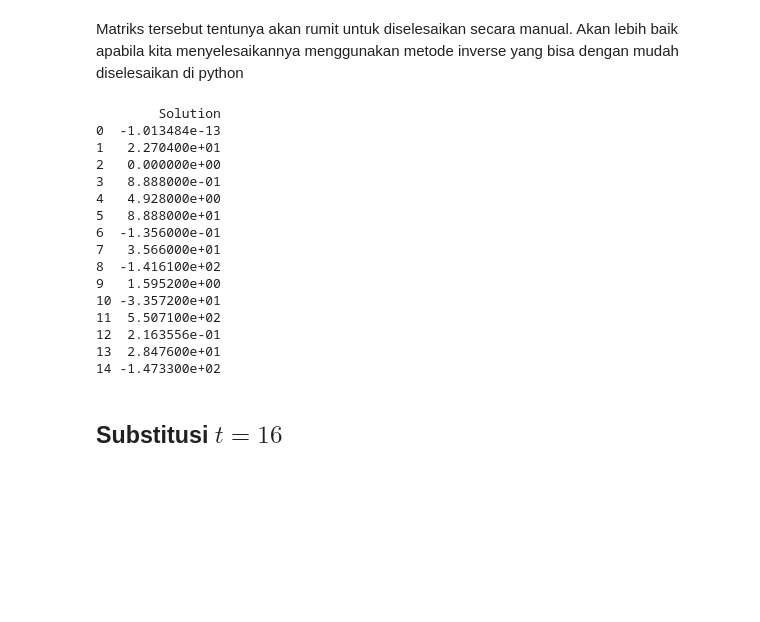
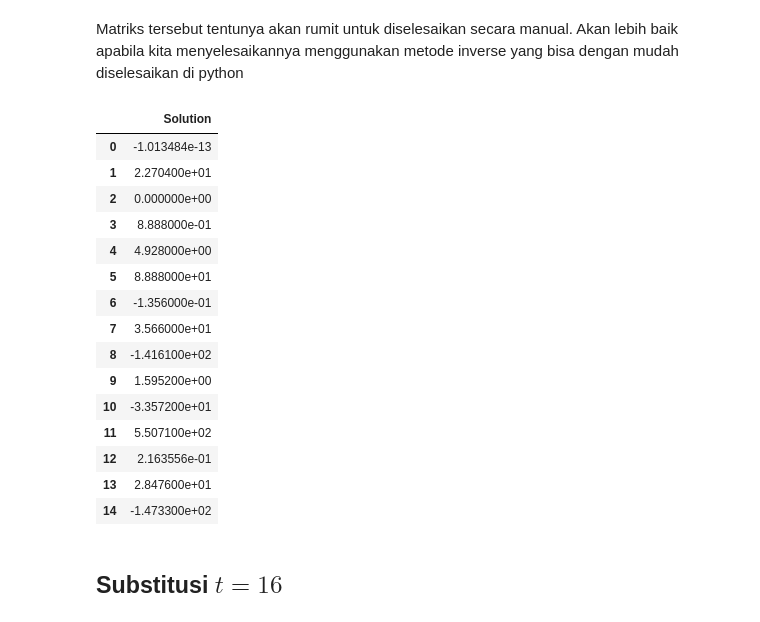
Before and after one commit to yogarn/metnum, a Jupyter notebook: assignments/lk4_quadratic_spline.ipynb, the cells around one changed output. Drawn from its saved outputs; the diff is of its cells as text; code cells hidden in the pictures; blank space fills up the shorter version.

Commit message:
fix: Update matrix

```diff
--- a/assignments/lk4_quadratic_spline.ipynb
+++ b/assignments/lk4_quadratic_spline.ipynb
@@ -161,28 +161,27 @@ def matrix_inverse(A, b):
 
     # Membuat DataFrame untuk tampilan yang rapi
     df_x = pd.DataFrame(x, columns=['Solution'])
-
-    # Menampilkan solusi
-    print(df_x)
+    return df_x
 # %%
-matrix_inverse(A, b)
+solution = matrix_inverse(A, b)
+solution
 # %% [output]
-        Solution
-0  -1.013484e-13
-1   2.270400e+01
-2   0.000000e+00
-3   8.888000e-01
-4   4.928000e+00
-5   8.888000e+01
-6  -1.356000e-01
-7   3.566000e+01
-8  -1.416100e+02
-9   1.595200e+00
-10 -3.357200e+01
-11  5.507100e+02
-12  2.163556e-01
-13  2.847600e+01
-14 -1.473300e+02
+|  | Solution |
+| 0 | -1.013484e-13 |
+| 1 | 2.270400e+01 |
+| 2 | 0.000000e+00 |
+| 3 | 8.888000e-01 |
+| 4 | 4.928000e+00 |
+| 5 | 8.888000e+01 |
+| 6 | -1.356000e-01 |
+| 7 | 3.566000e+01 |
+| 8 | -1.416100e+02 |
+| 9 | 1.595200e+00 |
+| 10 | -3.357200e+01 |
+| 11 | 5.507100e+02 |
+| 12 | 2.163556e-01 |
+| 13 | 2.847600e+01 |
+| 14 | -1.473300e+02 |
 # %% [markdown]
 ## Substitusi $t=16$
 # %% [markdown]
```
Also changed, not shown: parts of 1 cell of this notebook.
